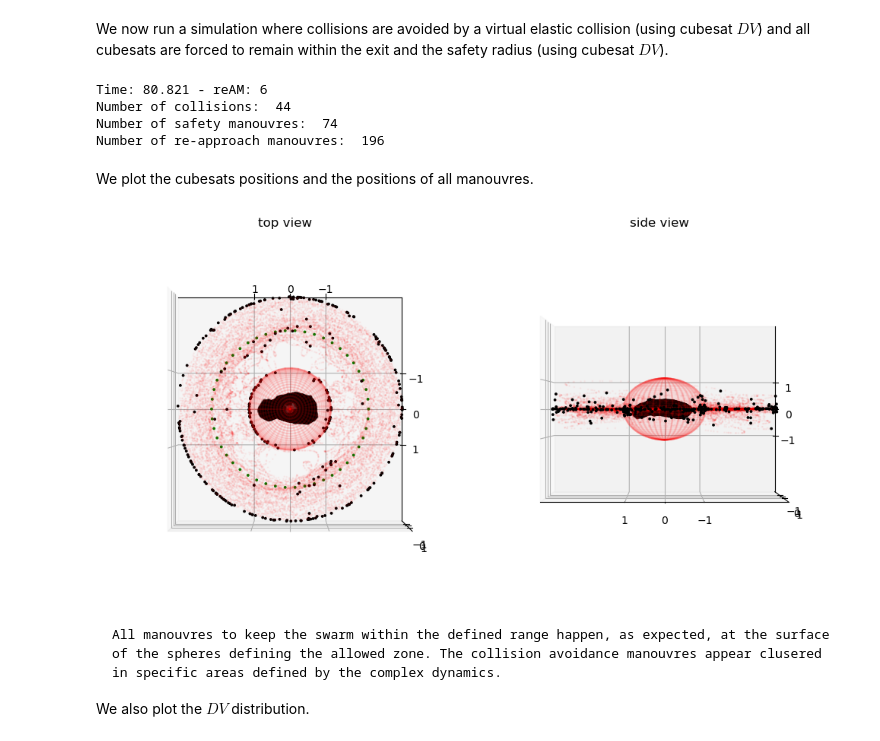
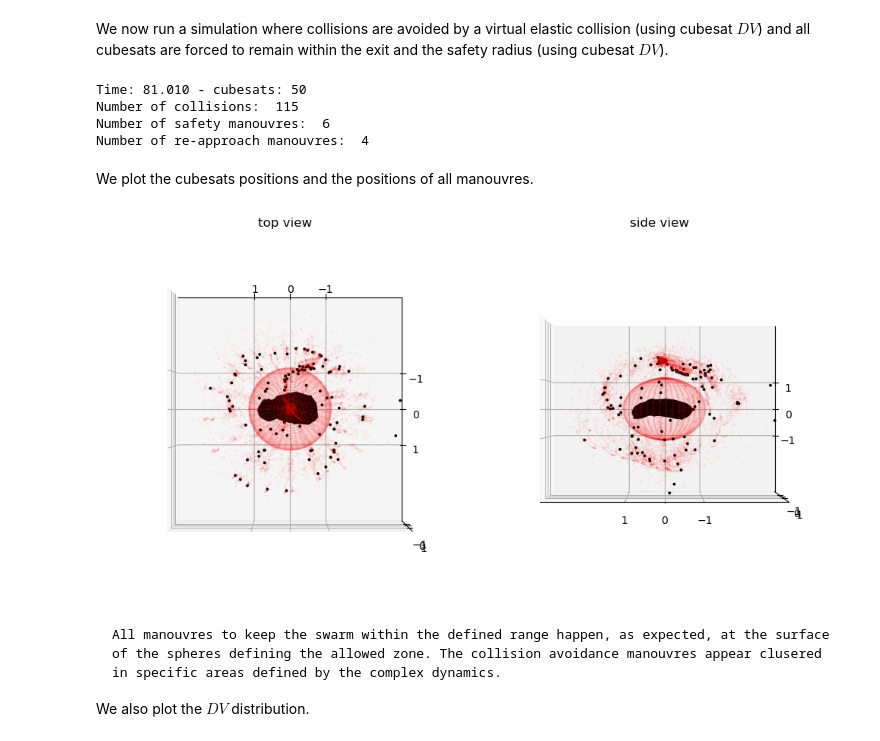
Before and after one commit to andreasaporito/cascade, a Jupyter notebook: doc/examples/itokawa_cubesats.ipynb, the cells around one changed output. Drawn from its saved outputs; the diff is of its cells as text; code cells hidden in the pictures.

````diff
--- a/doc/examples/itokawa_cubesats.ipynb
+++ b/doc/examples/itokawa_cubesats.ipynb
@@ -158,7 +164,7 @@ We perform the numerical propagation.
 The use of the propagate_grid method of heyoka's Taylor integrator, in this case will ensure we are able to plot the entire trajectory at the end, while sacrificing performances only marginally.
 ```
 # %%
-out = taylor.propagate_grid(tgrid)
+mother = taylor.propagate_grid(tgrid)
 # %% [markdown]
 ### A single trajectory
 We now first plot the cubesat trajectory, then compute the control DV that was needed to keep the cubesat at a safe distance.
@@ -275,3 +254,11 @@ for i, state in enumerate(ic_state):
+# %%
+# Number of cubesats to simulate
+n_cubesats = 50
+# Collisional radius (5m)
+radius = 5. / L
+# The initial state is the mother only
+ic_state = np.ones((1,7)) * radius
+ic_state[0][:6] = mother[4][0]
 # %% [markdown]
 We are now ready to instantiate a cascade simulation. With respect to previous examples we here need to make use of the argument ``compact_mode`` else the just in time compilation of the internal Taylor integrators will take too much time. With ``compact_mode`` we are sacrificing some optimizations in the jitted code but we allow the simulation object to be built in a few seconds only even if the mascon model has tens of thousands of mascons adding to the right hand side of the dynamics.
 
@@ -280,7 +267,7 @@ We have also added an ``exit_radius`` as to be able to trigger events when cubes
 # Number of collisional timesteps to be processed in parallel.
 n_par_ct = 100
 # Timestep of the simulation
-simulation_step = 2 * np.pi / 20.
+simulation_step = 2 * np.pi / 10.
 # Collisional timestep
 collisional_step = simulation_step / n_par_ct
 # Re-entry event
@@ -303,16 +290,27 @@ n_coll, n_sm, n_am = 0, 0, 0
 ev_pos = []
 # We also store the position of all cubesats at the end of each step
 all_pos = deepcopy(ic_state)
+counter= 1
 # Start of the simulation
 while sim.time < final_t:
     # One step
     oc = sim.step()
+    if counter<n_cubesats:
+        # copying current swarm
+        new_ic_state = deepcopy(sim.state)
+        # adding one element where the mother is
+        new_ic_state = np.concatenate((new_ic_state, [new_ic_state[0]]))
+        # adding deployment
+        new_ic_state[-1][:3] = new_ic_state[-1][:3] + new_ic_state[-1][:3]/np.linalg.norm(new_ic_state[-1][:3]) * 10/L
+        sim.set_new_state_pars(new_ic_state)
+        counter+=1
+
     # Appending the cubesat positions
     all_pos = np.concatenate((all_pos, sim.state))
     # Cleaning the print
     print("\r                                                                              ",end='')
     # Printing time
-    print(f"\rTime: {sim.time:3.3f}", end='')
+    print(f"\rTime: {sim.time:3.3f} - cubesats: {counter}", end='')
 
     # Checking events
     if oc == csc.outcome.collision:
@@ -383,13 +381,15 @@ print("\nNumber of collisions: ", n_coll)
 print("Number of safety manouvres: ", n_sm)
 print("Number of re-approach manouvres: ", n_am)
 # %% [output]
-Time: 80.821 - reAM: 6
-Number of collisions:  44
-Number of safety manouvres:  74
-Number of re-approach manouvres:  196
+Time: 81.010 - cubesats: 50
+Number of collisions:  115
+Number of safety manouvres:  6
+Number of re-approach manouvres:  4
 # %% [markdown]
 We plot the cubesats positions and the positions of all manouvres.
 # %%
+ev_pos = np.array(ev_pos)
+
 def plot_swarm(az, el, ax, title):
     # Plot all mascons
     ax.scatter3D(mascon_points[:,0], mascon_points[:,1], mascon_points[:,2], alpha=0.03, s=1, c='k')
@@ -405,34 +405,34 @@ def plot_swarm(az, el, ax, title):
 
     # Plot a safety sphere around it
     r = 1.1
     u, v = np.mgrid[0:2*np.pi:40j, 0:np.pi:40j]
     X = r*np.cos(u)*np.sin(v)
     Y = r*np.sin(u)*np.sin(v)
     Z = r*np.cos(v)
     ax.plot_wireframe(X, Y, Z, color="r", alpha=0.1)
 
     # Set the axis limits
     limit=3
     ax.set_xlim(-limit,limit)
     ax.set_ylim(-limit,limit)
     ax.set_zlim(-limit,limit)
     ax.view_init(15,-45)
     ax.set_title(title)
     ax.set_xticks([-1,0,1])
     ax.set_yticks([-1,0,1])
     ax.set_zticks([-1,0,1])
     ax.view_init(az, el)
     return ax
 
 # Define the 3d Axis
 fig = plt.figure(figsize = (10,20))
 ax = fig.add_subplot(121, projection='3d')
 plot_swarm(90,90,ax, "top view")
 ax = fig.add_subplot(122, projection='3d')
 plot_swarm(0,90,ax, "side view")
 plt.tight_layout()
 # %% [output]
-[figure, old version]
+[figure, new version]
 # %% [markdown]
 ```{note}
 All manouvres to keep the swarm within the defined range happen, as expected, at the surface of the spheres defining the allowed zone. The collision avoidance manouvres appear clusered in specific areas defined by the complex dynamics.
````
Also changed, not shown: parts of 9 cells of this notebook.
